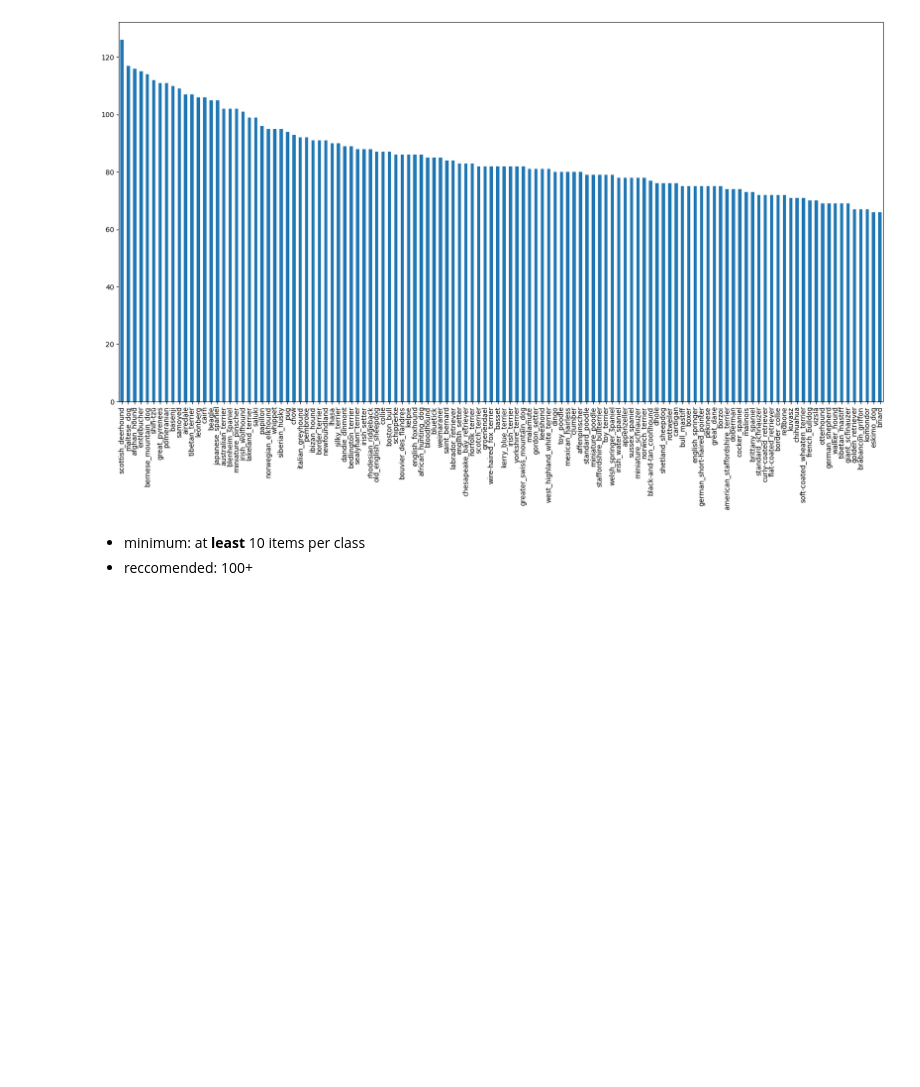
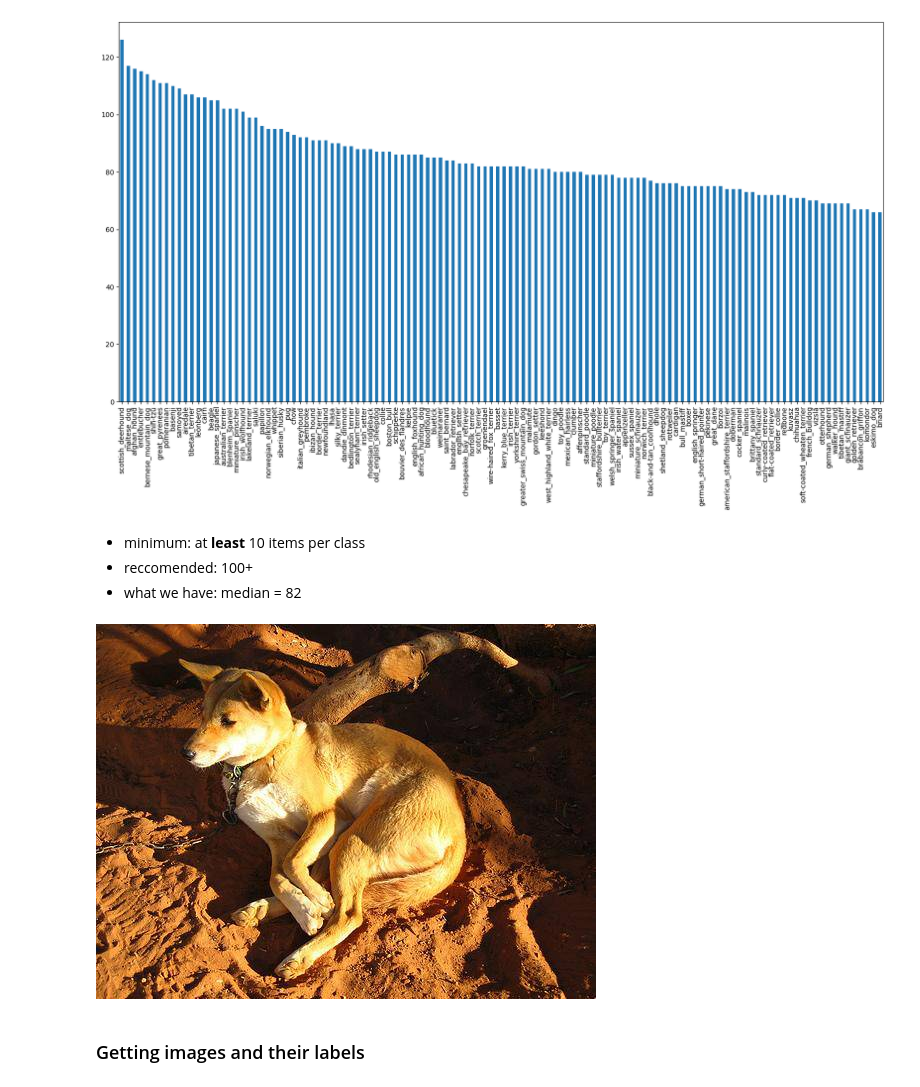
Before and after one commit to mrcruz117/tf_unstructured_classification, a Jupyter notebook: tf_breed_classification.ipynb, the cells around one changed output. Saved outputs shown, nothing was run; the diff lists cells and outputs as text; code cells hidden in the pictures; blank space fills up the shorter version.

Commit message:
preparing train data for model

```diff
--- a/tf_breed_classification.ipynb
+++ b/tf_breed_classification.ipynb
@@ -78,3 +80,12 @@ labels_df["breed"].value_counts().plot.bar(figsize=(20, 10))
 # %% [markdown]
 - minimum: at **least** 10 items per class
 - reccomended: 100+
+- what we have: median = 82
+# %%
+# view image
+from IPython.display import Image
+Image(f"{repo_path}/data/dog-vision/train/001513dfcb2ffafc82cccf4d8bbaba97.jpg")
+# %% [output]
+[figure, added]
+# %% [markdown]
+### Getting images and their labels
```
Also changed, not shown: parts of 5 cells of this notebook.
